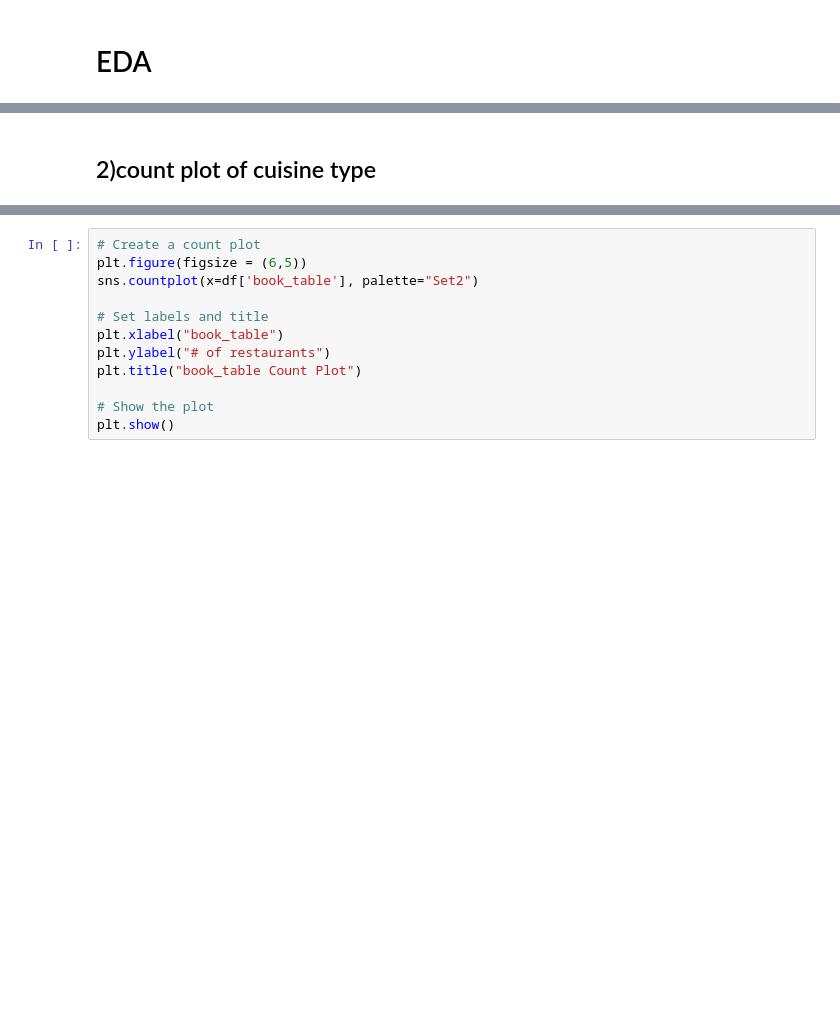
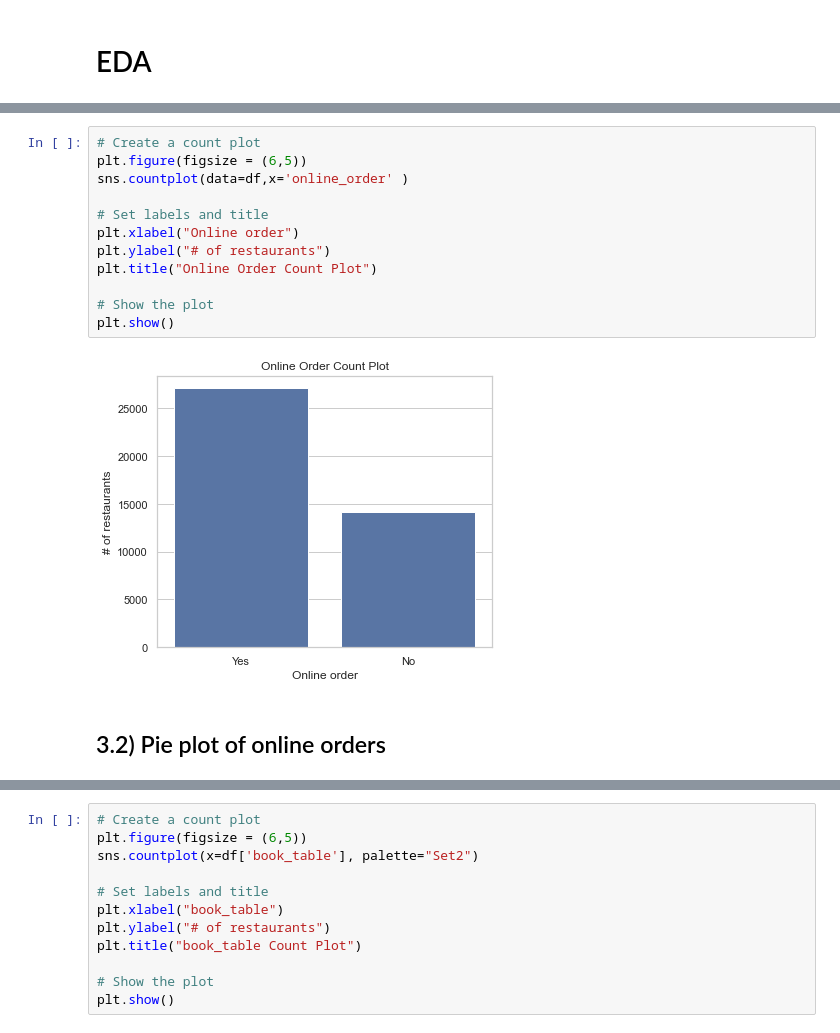
Before and after one commit to vignesh-v-007/dic-project, a Jupyter notebook: dummy.ipynb, the cells around one changed output, grey strips where cells are left out. Saved outputs shown, nothing was run; the diff lists cells and outputs as text; blank space fills up the shorter version.

```diff
--- a/dummy.ipynb
+++ b/dummy.ipynb
@@ -338,2 +355,16 @@ Passing `palette` without assigning `hue` is deprecated and will be removed in v
+# %%
+# Create a count plot
+plt.figure(figsize = (6,5))
+sns.countplot(data=df,x='online_order' )
+
+# Set labels and title
+plt.xlabel("Online order")
+plt.ylabel("# of restaurants")
+plt.title("Online Order Count Plot")
+
+# Show the plot
+plt.show()
+# %% [output]
+[figure, added]
 # %% [markdown]
-## 2)count plot of cuisine type
+## 3.2) Pie plot of online orders
```
Also changed, not shown: parts of 42 cells of this notebook.
